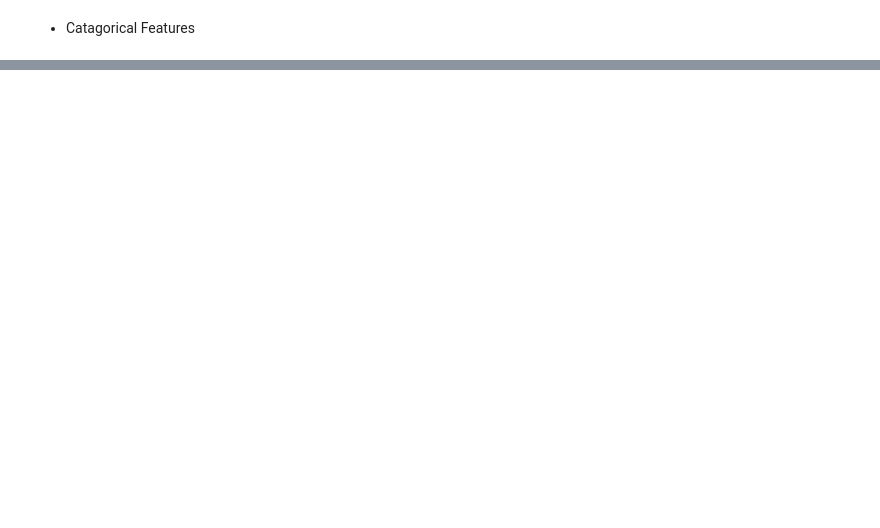
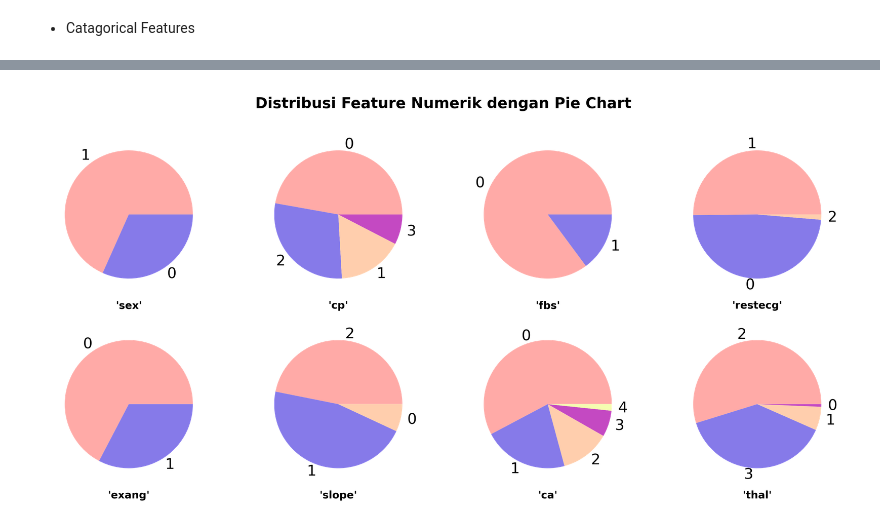
Before and after one commit to hibartaufik/heart-attack-possibility, a Jupyter notebook: analysis.ipynb, the cells around one changed output, grey strips where cells are left out. Drawn from its saved outputs; the diff is of its cells as text; code cells hidden in the pictures; blank space fills up the shorter version.

```diff
--- a/analysis.ipynb
+++ b/analysis.ipynb
@@ -100,7 +100,7 @@ num_cols = ['age', 'trestbps', 'chol', 'thalach', 'oldpeak']
 cat_cols = ['sex' ,'cp', 'fbs', 'restecg', 'exang', 'slope', 'ca', 'thal']
 # %%
 num_colors = ['#FF4848', '#FFD371', '#64C9CF', '#9DDAC6', '#FA8072']
-cat_colors = ['#FF4848', '#FFD371', '#64C9CF', '#9DDAC6', '#FA8072', '#93D9A3', '#C400FF']
+cat_colors = ['#64C9CF', '#C2FFD9', '#EFB7B7', '#FDE49C', '#28FFBF', '#FF67E7', '#FFF338', '#C9D8B6']
 # %% [markdown]
 - Numerical Features
 # %%
@@ -137,2 +137,16 @@ plt.show()
 # %% [markdown]
 - Catagorical Features
+# %%
+fig, ax = plt.subplots(3, 3, figsize=(12, 6), dpi=800)
+ax = ax.flatten()
+plt.suptitle("Distribusi Feature Numerik dengan Countplot", fontsize=14, fontweight='bold')
+
+for col, index in zip(cat_cols, range(len(cat_cols))):
+    sns.countplot(ax=ax[cat_cols.index(col)], y= col, data=df, color=cat_colors[index])
+    ax[cat_cols.index(col)].grid(linewidth=0.5)
+    ax[cat_cols.index(col)].set_xlabel("count", fontsize=10, fontweight='bold')
+    ax[cat_cols.index(col)].set_ylabel(f"'{col}'", fontsize=10, fontweight='bold')
+
+ax[len(cat_cols)].set_axis_off()
+plt.tight_layout()
+plt.show()
@@ -138,0 +155,16 @@ plt.show()
+# %%
+fig, ax = plt.subplots(2, 4, figsize=(8, 4), dpi=400)
+ax = ax.flatten()
+plt.suptitle("Distribusi Feature Numerik dengan Pie Chart", fontsize=10, fontweight='bold')
+
+colors = ['#FFAAA7', '#867AE9', '#FFCEAD', '#C449C2', '#F5FDB0']
+
+for col in cat_cols:
+    df[col].value_counts().plot(ax=ax[cat_cols.index(col)], colors=colors ,kind='pie')
+    ax[cat_cols.index(col)].set_xlabel(f"'{col}'", fontsize=7, fontweight='bold')
+    ax[cat_cols.index(col)].set_ylabel(None)
+
+plt.tight_layout()
+plt.show()
+# %% [output]
+[figure, added]
```
Also changed, not shown: parts of 3 cells of this notebook.
